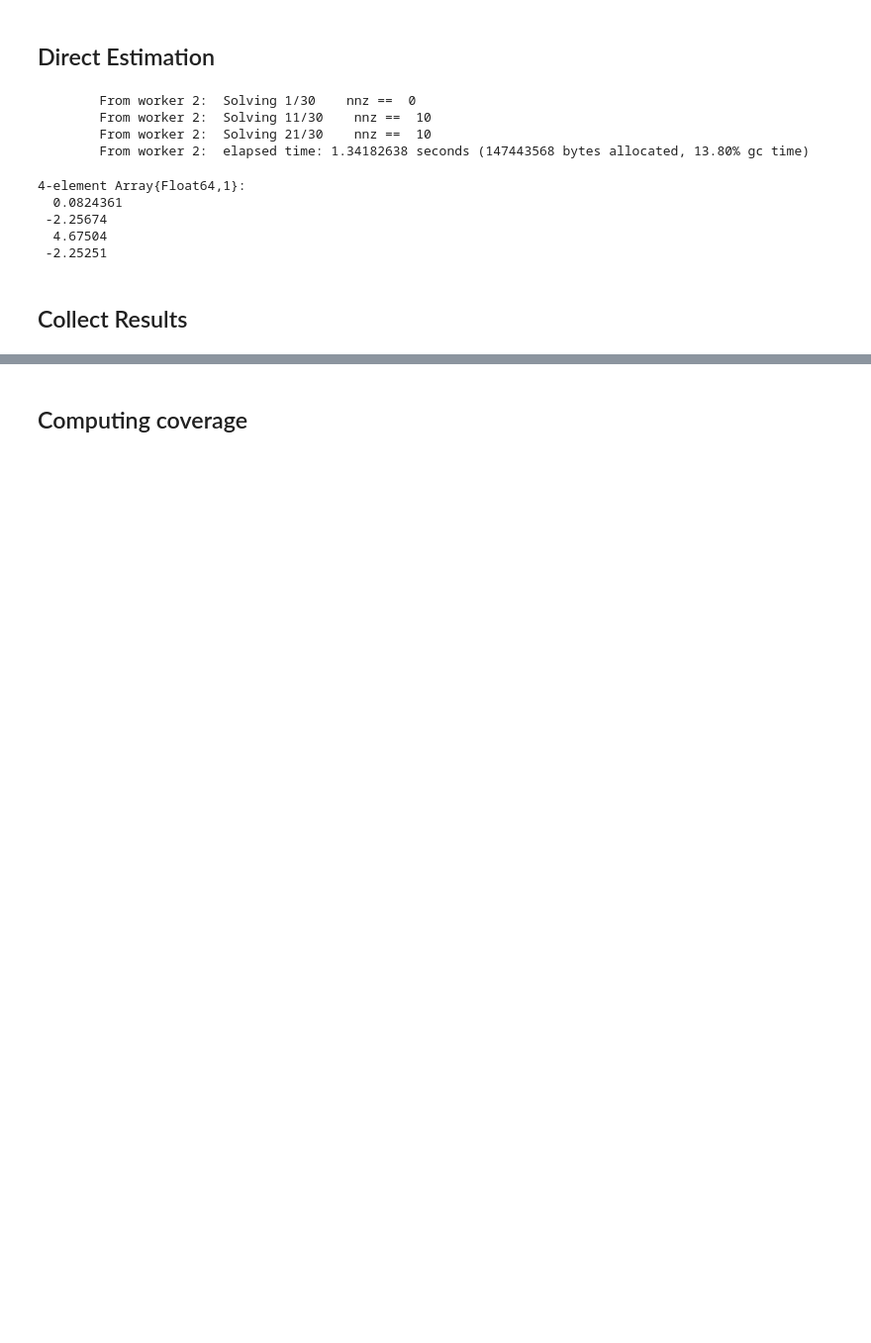
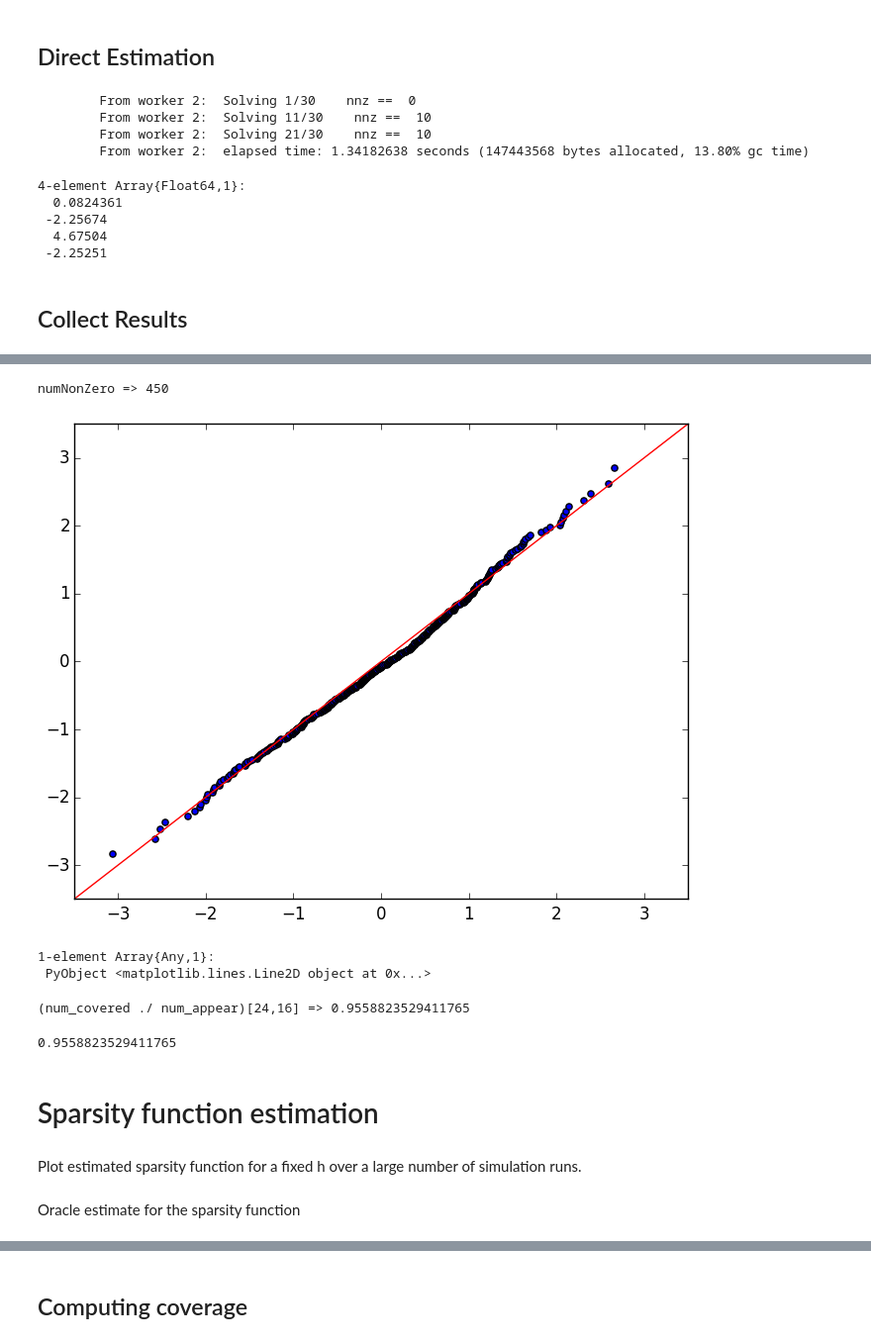
Before and after one commit to mlakolar/QR.jl, a Jupyter notebook: Simulation -- Plot Figures.ipynb, the cells around one changed output, grey strips where cells are left out. Shown: that part at 99% size. Saved outputs shown, nothing was run; the diff lists cells and outputs as text; code cells hidden in the pictures; blank space fills up the shorter version.

```diff
--- a/Simulation -- Plot Figures.ipynb
+++ b/Simulation -- Plot Figures.ipynb
@@ -207,0 +368,25 @@ end
+# %%
+
+qq = qqbuild(res, Normal())
+scatter(qq.qx, qq.qy)
+ax = gca()
+ax[:set_ylim]([-3.5, 3.5])
+ax[:set_xlim]([-3.5, 3.5])
+xx=-3.5:0.01:3.5
+plot(xx,xx, color="red")
+# %% [output]
+numNonZero => 450
+[figure, added]
+1-element Array{Any,1}:
+ PyObject <matplotlib.lines.Line2D object at 0x...>
+# %%
+num_covered = zeros(30, 30)
+num_appear = zeros(30, 30)
+for i=1:500
+    num_covered = num_covered + collect_res[i][1]
+    num_appear = num_appear + collect_res[i][2]
+end
+@show (num_covered ./ num_appear)[24, 16]
+# %% [output]
+(num_covered ./ num_appear)[24,16] => 0.9558823529411765
+0.9558823529411765
@@ -207,0 +471,4 @@ end
+# %% [markdown]
+# Sparsity function estimation
+# %% [markdown]
+Plot estimated sparsity function for a fixed h over a large number of simulation runs.
@@ -207,0 +540,2 @@ end
+# %% [markdown]
+Oracle estimate for the sparsity function
```
Also changed, not shown: parts of 26 cells of this notebook, 2 other files.
